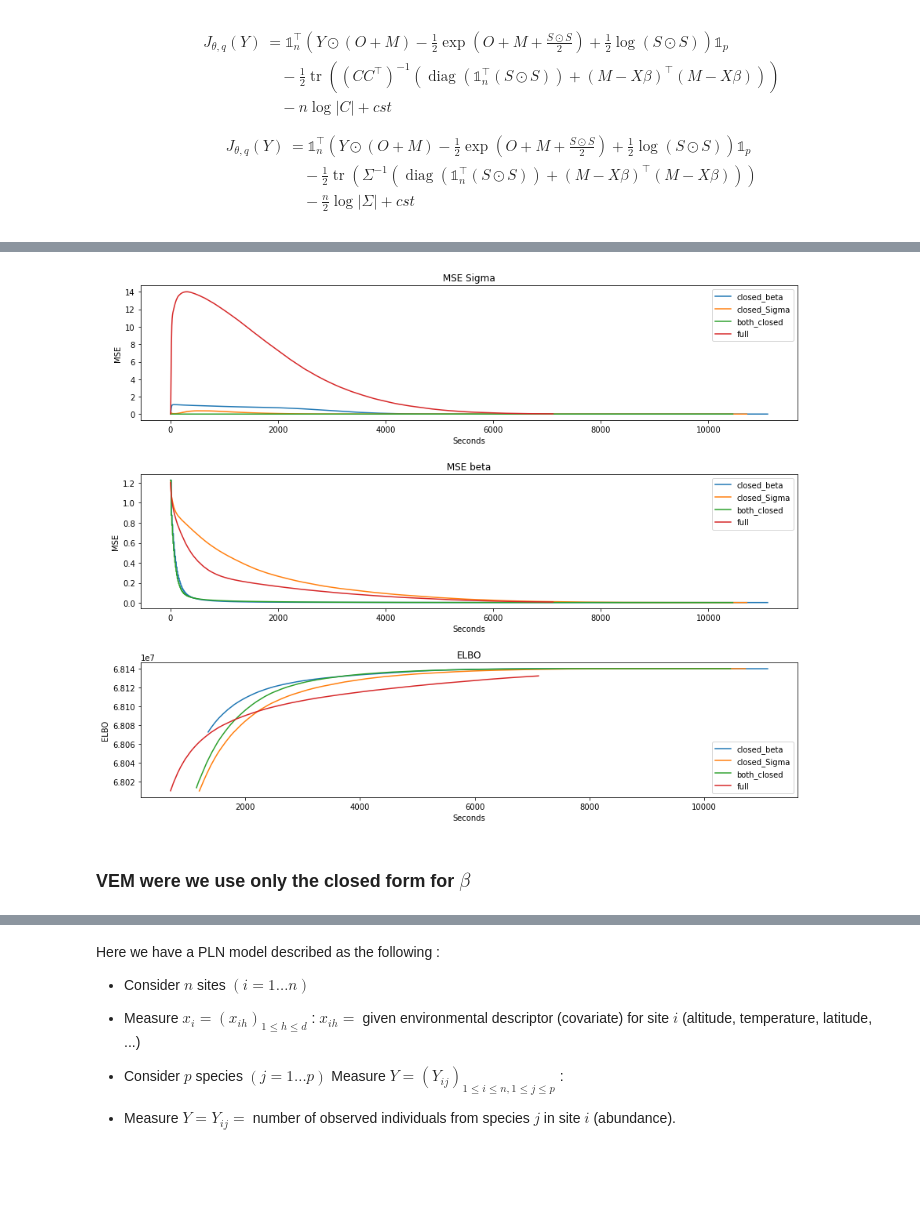
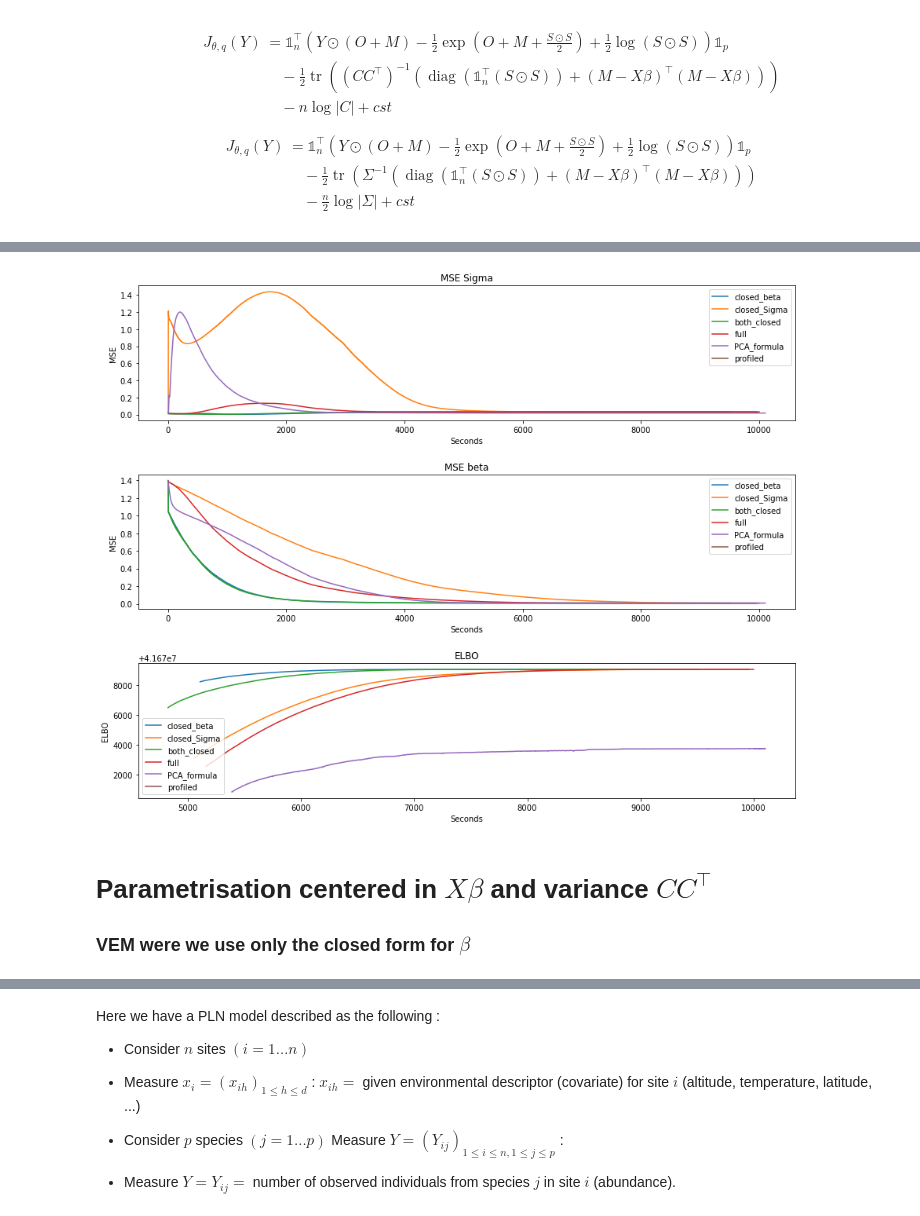
Before and after one commit to PLN-team/pyPLNmodels, a Jupyter notebook: PLN_full_param.ipynb, the cells around one changed output, grey strips where cells are left out. Drawn from its saved outputs; the diff is of its cells as text; code cells hidden in the pictures; blank space fills up the shorter version.

Commit message:
added some graphics. I cleaned the code so that we clearly see which parametrisation I use.

```diff
--- a/PLN_full_param.ipynb
+++ b/PLN_full_param.ipynb
@@ -525,3 +768,3 @@ $$\boxed{\begin{align} J_{\theta, q}(Y) &=\mathbb{1}_n^{\top}\left(Y \odot(O+M)-
 # %%
 d = 4 # nb of cavariates
-n = 5000; p = 300
+n = 300; p = 2000
@@ -547,9 +790,9 @@ torch.manual_seed(0)
 
 noise = torch.randn(p)
 Sigma_init =  torch.diag(noise**2)
-#Sigma_init = torch.from_numpy(toeplitz(0.4**np.arange(p)))
+#Sigma_init = true_Sigma
 C_init = torch.cholesky(Sigma_init)
 beta_init = torch.rand((d, p))
-
-M_init = torch.ones((n,p))/100# some random values to initialize we divide to avoid nan values
-S_init = torch.ones((n,p))/8 # some random values to initializ. we divise to avoid nan values
+#beta_init = true_beta
+M_init = torch.randn((n,p))/100# some random values to initialize we divide to avoid nan values
+S_init = torch.randn((n,p))/8 # some random values to initializ. we divise to avoid nan values
@@ -618,44 +879,57 @@ Execution time :  11102.35424208641
 # %%
 def compare_models(dict_models):
+    '''
+    function to compare models. It will plot the MSE of Sigma and beta according to the true parameters and
+    the ELBO in the y axis with the runtime in the x-axis.
+
+    args :
+        'dict_models' dict with key the name of the model and values the model.
+
+    returns :
+            None but displays the figure. you can save the figure if you uncomment the last line.
+    '''
+
     fig,ax = plt.subplots(3,1,figsize = (15,12))
 
-    n,p = dict_models['full'].Y.shape
-    name_dossier = 'n = '+str(n)+', p = ' +str(p)
-    scaler = dict_models['full'].ELBO_list[-1]
+    n,p = dict_models['PCA_formula'].Y.shape
+    scaler = dict_models['PCA_formula'].ELBO_list[-1]
     for name,model in dict_models.items() :
 
         d = model.beta.shape[0]
 
         abscisse = model.running_times
         plt.subplots_adjust(hspace = 0.4)
         ax[0].plot(abscisse, model.MSE_Sigma_list, label = name)
         ax[0].legend()
         #ax[0].set_ybound( lower=0, upper=0.7)
         ax[0].set_title('MSE Sigma')
         ax[0].set_xlabel('Seconds')
         ax[0].set_ylabel('MSE')
 
         ax[1].plot(abscisse, model.MSE_beta_list, label = name)
         ax[1].legend()
         ax[1].set_title('MSE beta')
         ax[1].set_xlabel('Seconds')
         ax[1].set_ylabel('MSE')
         length = len(abscisse)
 
-        ax[2].plot(abscisse[-int(length*90/100):], model.ELBO_list[-int(length*90/100):], label = name )
+        keep = 0.5 # to keep the best ones
+        ax[2].plot(abscisse[-int(length*keep):], model.ELBO_list[-int(length*keep):], label = name )
         ax[2].legend()
         ax[2].set_title('ELBO')
         ax[2].set_ylabel('ELBO')
         ax[2].set_xlabel('Seconds')
 
-    plt.savefig('n = 5000, p = 300,noscaling')
+    plt.savefig('n = 3000, p = 275.jpeg')
     plt.show()
 
 compare_models(dict_models)
 # %% [output]
-[figure, old version]
+[figure, new version]
-# %% [markdown]
-### VEM were we use only the closed form for  $\beta$
+# %% [markdown]
+# Parametrisation centered in $X\beta$ and variance $CC^{\top}$
+
+### VEM were we use only the closed form for  $\beta$
 # %%
 model_VEM_beta = PLN_full(C_init, beta_init, M_init, S_init, requires_tridiag = False)
 %time model_VEM_beta.VEM_beta_closed(data,Number_VEM_step =1000,verbose=True, lr = 0.01)
```
Also changed, not shown: parts of 38 cells of this notebook, 25 other files.
